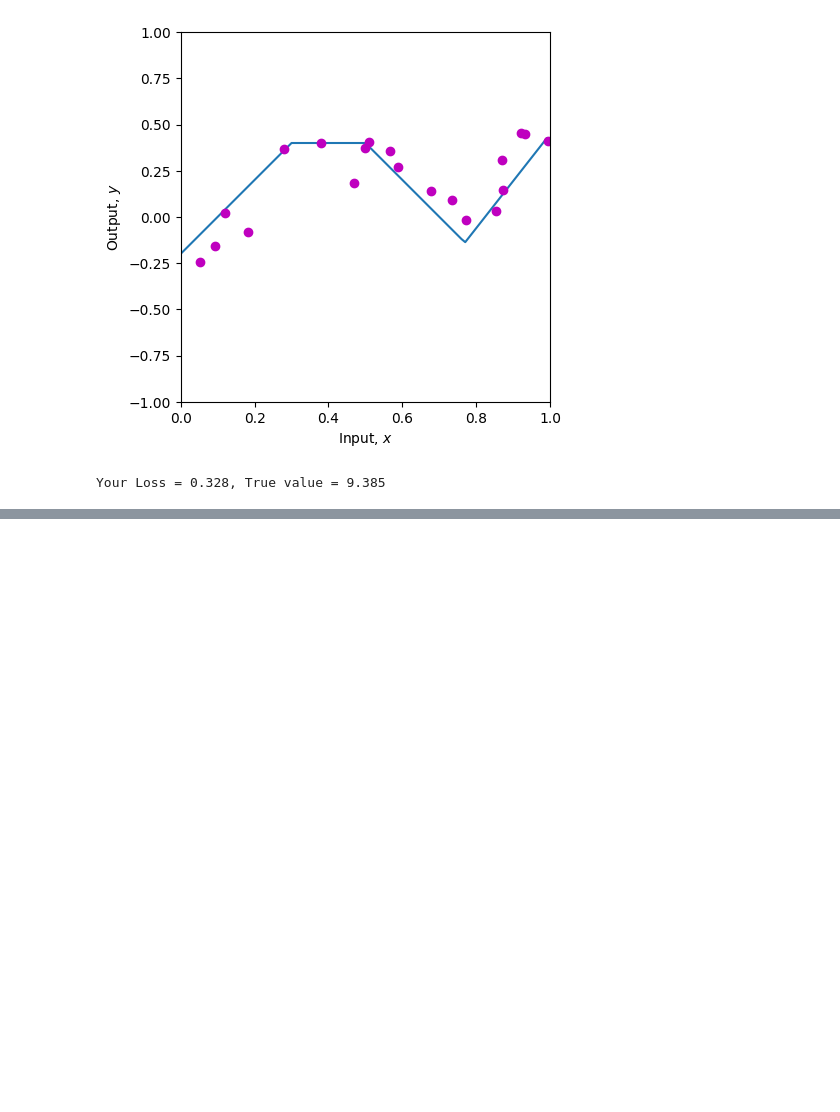
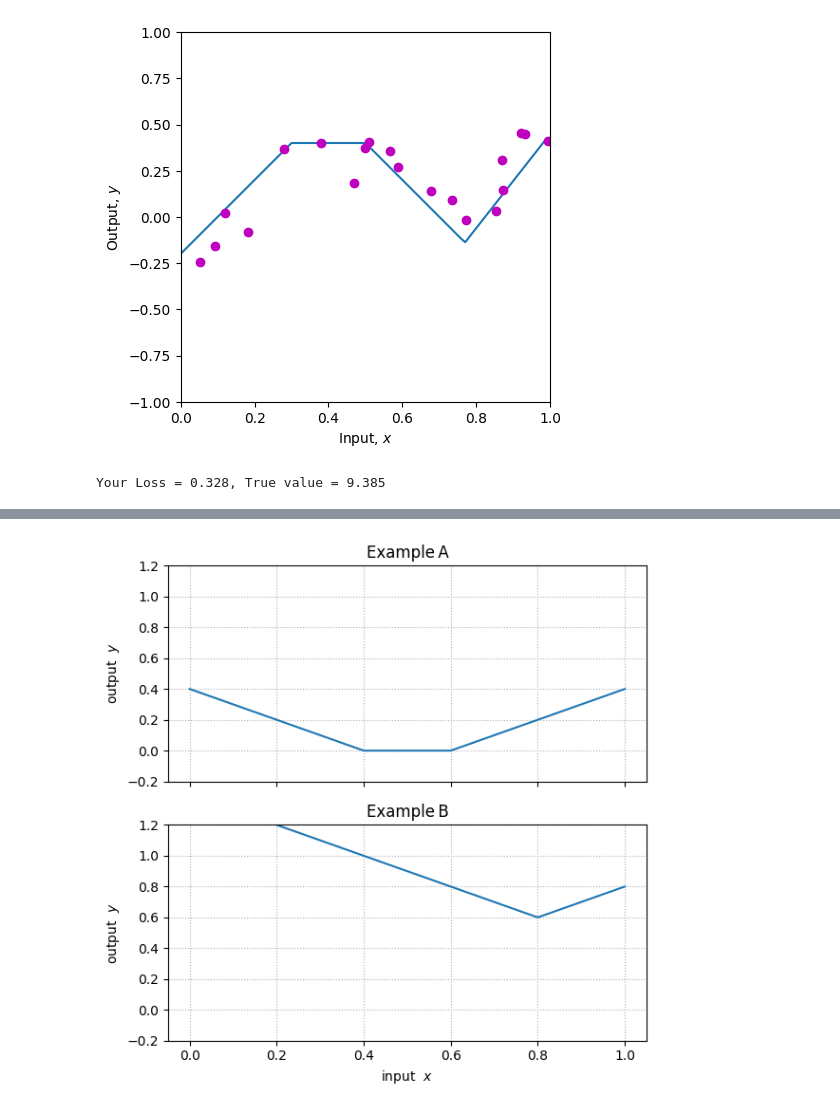
Before and after one commit to k78ma/udl, a Jupyter notebook: Chap03/3_1_Shallow_Networks_I.ipynb, the cells around one changed output, grey strips where cells are left out. Drawn from its saved outputs; the diff is of its cells as text; code cells hidden in the pictures; blank space fills up the shorter version.

```diff
--- a/Chap03/3_1_Shallow_Networks_I.ipynb
+++ b/Chap03/3_1_Shallow_Networks_I.ipynb
@@ -237,0 +315,58 @@ Your Loss = 0.328, True value = 9.385
+# %%
+import numpy as np
+import matplotlib.pyplot as plt
+
+# ---------- basic building blocks ----------
+def relu(z):
+    """Scalar / vector ReLU."""
+    return np.maximum(0.0, z)
+
+def shallow_1_1_2(x, phi_0, phi_1, phi_2,
+                  theta_10, theta_11,
+                  theta_20, theta_21):
+    """
+    Forward pass of a 1‑input / 1‑output shallow net with two hidden units.
+    Returns the network output y(x).
+    """
+    pre_1 = theta_10 + theta_11 * x
+    pre_2 = theta_20 + theta_21 * x
+    act_1 = relu(pre_1)
+    act_2 = relu(pre_2)
+    y = phi_0 + phi_1 * act_1 + phi_2 * act_2
+    return y
+
+# ---------- two illustrative parameter sets ----------
+x = np.linspace(0.0, 1.0, 1_001)
+
+examples = {
+    # 1) “off‑then‑on’’ order  ⇒ slopes  (−) → 0 → (+)
+    "Example A": dict(
+        phi_0=0.0, phi_1=1.0, phi_2=1.0,
+        theta_10=-0.6, theta_11=1.0,   # positive‑slope unit, turns ON at x=0.6
+        theta_20=0.4,  theta_21=-1.0   # negative‑slope unit, turns OFF at x=0.4
+    ),
+    # 2) “on‑then‑off’’ order  ⇒ slopes  (−) → (less −) → (+)
+    "Example B": dict(
+        phi_0=0.0, phi_1=1.0, phi_2=2.0,
+        theta_10=-0.2, theta_11=1.0,   # positive‑slope unit, turns ON at x=0.2
+        theta_20=0.8,  theta_21=-1.0   # negative‑slope unit, turns OFF at x=0.8
+    )
+}
+
+# ---------- plotting ----------
+fig, axes = plt.subplots(len(examples), 1, figsize=(6, 6), sharex=True)
+for ax, (title, p) in zip(axes, examples.items()):
+    y = shallow_1_1_2(x,
+                      p["phi_0"], p["phi_1"], p["phi_2"],
+                      p["theta_10"], p["theta_11"],
+                      p["theta_20"], p["theta_21"])
+    ax.plot(x, y, label=title)
+    ax.set_ylim(-0.2, 1.2)
+    ax.set_ylabel("output  $y$")
+    ax.set_title(title)
+    ax.grid(True, linestyle=":")
+axes[-1].set_xlabel("input  $x$")
+fig.tight_layout()
+plt.show()
+# %% [output]
+[figure, added]
```
Also changed, not shown: parts of 1 cell of this notebook.
